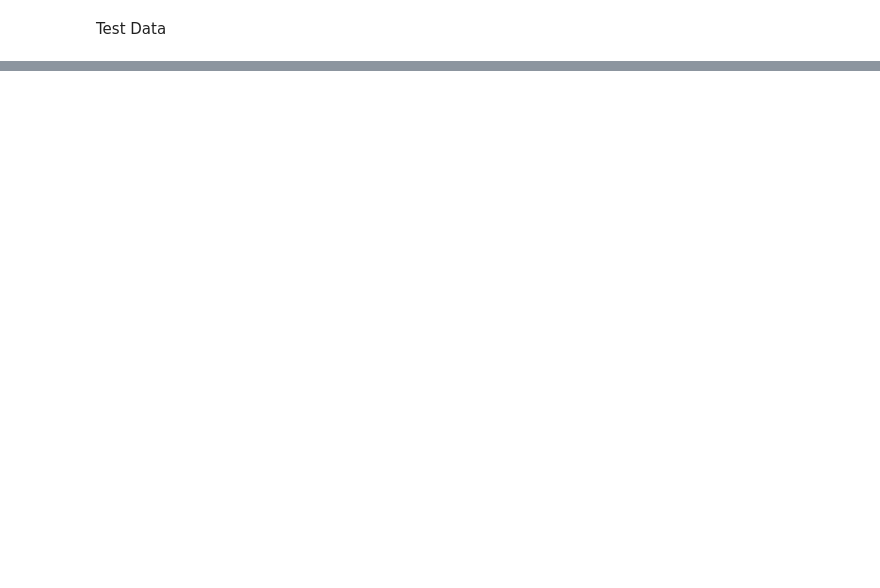
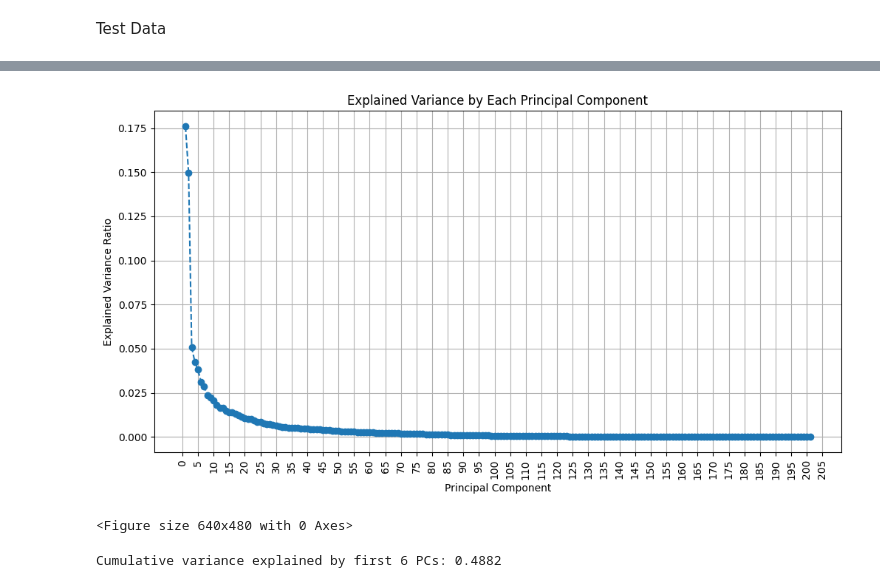
Before and after one commit to Summer99D/MLF_Final, a Jupyter notebook: MLF_final.ipynb, the cells around one changed output, grey strips where cells are left out. Drawn from its saved outputs; the diff is of its cells as text; code cells hidden in the pictures; blank space fills up the shorter version.

```diff
--- a/MLF_final.ipynb
+++ b/MLF_final.ipynb
@@ -151,0 +496,33 @@ print("Sample encoded columns:", X_encoded.columns[:10].tolist())
+# %%
+
+
+# Number of components
+n_components = len(pca.explained_variance_ratio_)
+
+# Plot
+plt.figure(figsize=(12, 6))
+plt.plot(range(1, n_components + 1), pca.explained_variance_ratio_, marker='o', linestyle='--')
+plt.title('Explained Variance by Each Principal Component')
+plt.xlabel('Principal Component')
+plt.ylabel('Explained Variance Ratio')
+
+# Set x-ticks to show all component numbers
+plt.xticks(np.arange(0, n_components + 5, 5), rotation=90)
+
+plt.grid(True)
+plt.show()
+plt.tight_layout()
+plt.show()
+# %% [output]
+[figure, added]
+<Figure size 640x480 with 0 Axes>
+# %%
+# Assuming `pca` is your fitted PCA object
+explained_variance_ratio = pca.explained_variance_ratio_
+# Cumulative variance
+cumulative_variance = np.cumsum(explained_variance_ratio)
+
+# Print cumulative variance explained by first 6 PCs
+print(f"Cumulative variance explained by first 6 PCs: {cumulative_variance[5]:.4f}")
+# %% [output]
+Cumulative variance explained by first 6 PCs: 0.4882
```
Also changed, not shown: parts of 46 cells of this notebook.
